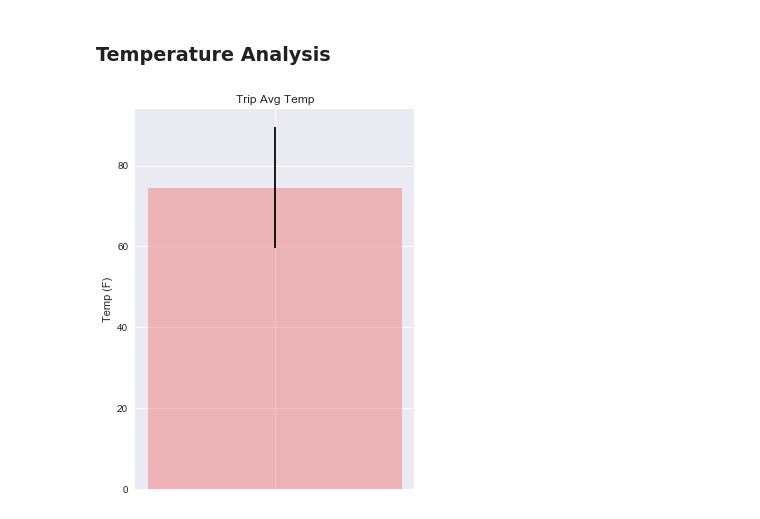
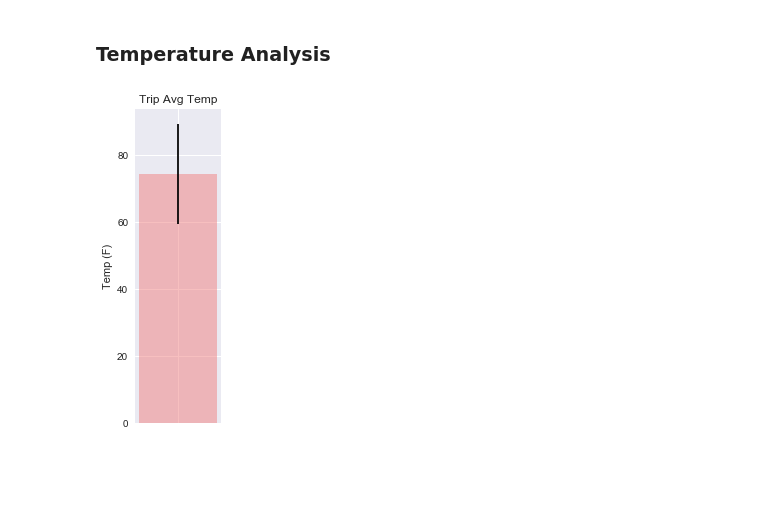
Before and after one commit to victoria-lam/Hawaii_Climate_Analysis, a Jupyter notebook: climate_analysis.ipynb, the cells around one changed output. Saved outputs shown, nothing was run; the diff lists cells and outputs as text; code cells hidden in the pictures; blank space fills up the shorter version.

```diff
--- a/climate_analysis.ipynb
+++ b/climate_analysis.ipynb
@@ -178,15 +179,16 @@ vacay_max = vacay[2]
 # %%
 #create bar chart of average temperature
 x=[""]
 
 sns.set()
-plt.figure(figsize=(5,7))
+plt.figure(figsize=(2,5))
 plt.bar(x, vacay_avg, facecolor="lightcoral",
         width=0.25, alpha=0.5,
         yerr=(vacay_max-vacay_min))
 plt.title("Trip Avg Temp")
 plt.ylabel("Temp (F)")
+plt.tight_layout()
 plt.savefig("Trip_Avg_Temp.png")
 plt.show()
 # %% [output]
-[figure, old version]
+[figure, new version]
```
Also changed, not shown: parts of 4 cells of this notebook, 4 other files.
